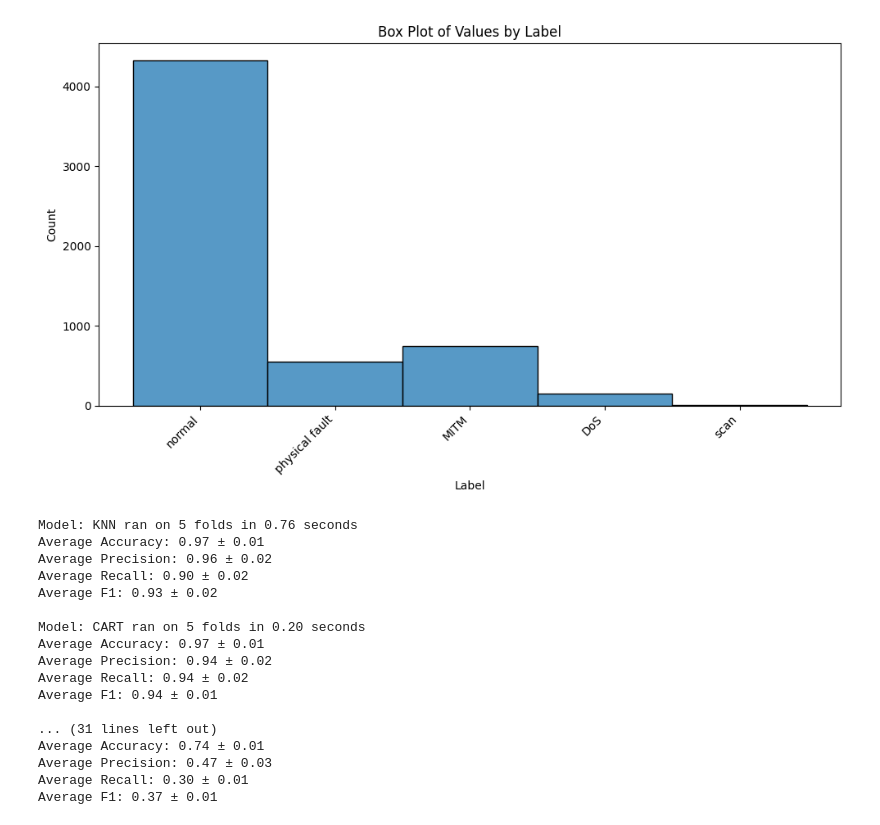
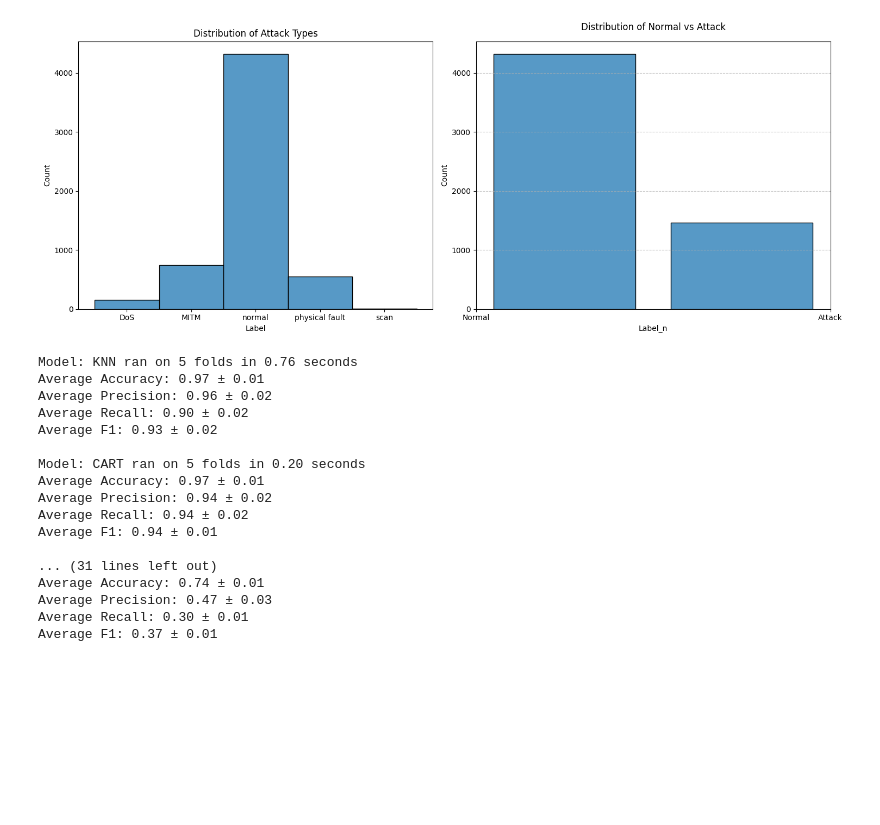
Before and after one commit to Times0/projet-entreposage, a Jupyter notebook: main.ipynb, the cells around one changed output. Saved outputs shown, nothing was run; the diff lists cells and outputs as text; code cells hidden in the pictures; blank space fills up the shorter version.

```diff
--- a/main.ipynb
+++ b/main.ipynb
@@ -46,16 +46,28 @@ df.head()
 5 rows × 42 columns
-# %%
-import matplotlib.pyplot as plt
-import seaborn as sns
-
-plt.figure(figsize=(10, 6))
-sns.histplot(x='Label', data=df)
-plt.xticks(rotation=45, ha='right')
-plt.title('Box Plot of Values by Label')
-plt.tight_layout()
-plt.show()
-# %% [output]
-[figure, removed]
+# %%
+import matplotlib.pyplot as plt
+import seaborn as sns
+
+# Create a figure with two subplots side by side
+fig, (ax1, ax2) = plt.subplots(1, 2, figsize=(15, 6))
+
+# Plot Label distribution
+sns.histplot(data=df, x='Label', ax=ax1)
+ax1.set_title('Distribution of Attack Types')
+
+# Plot Label_n distribution with improved style
+sns.histplot(data=df, x='Label_n', ax=ax2, bins=2, stat='count',
+             shrink=0.8, edgecolor='black')
+ax2.set_title('Distribution of Normal vs Attack', pad=15, fontsize=12)
+ax2.set_xticks([0, 1])
+ax2.set_xticklabels(['Normal', 'Attack'], fontsize=10)
+ax2.set_ylabel('Count', fontsize=10)
+ax2.grid(axis='y', linestyle='--', alpha=0.7)
+
+plt.tight_layout()
+plt.show()
+# %% [output]
+[figure, added]
 # %%
 from sklearn.metrics import classification_report, accuracy_score
 from sklearn.naive_bayes import GaussianNB
```
Also changed, not shown: parts of 2 cells of this notebook, 8 other files.
